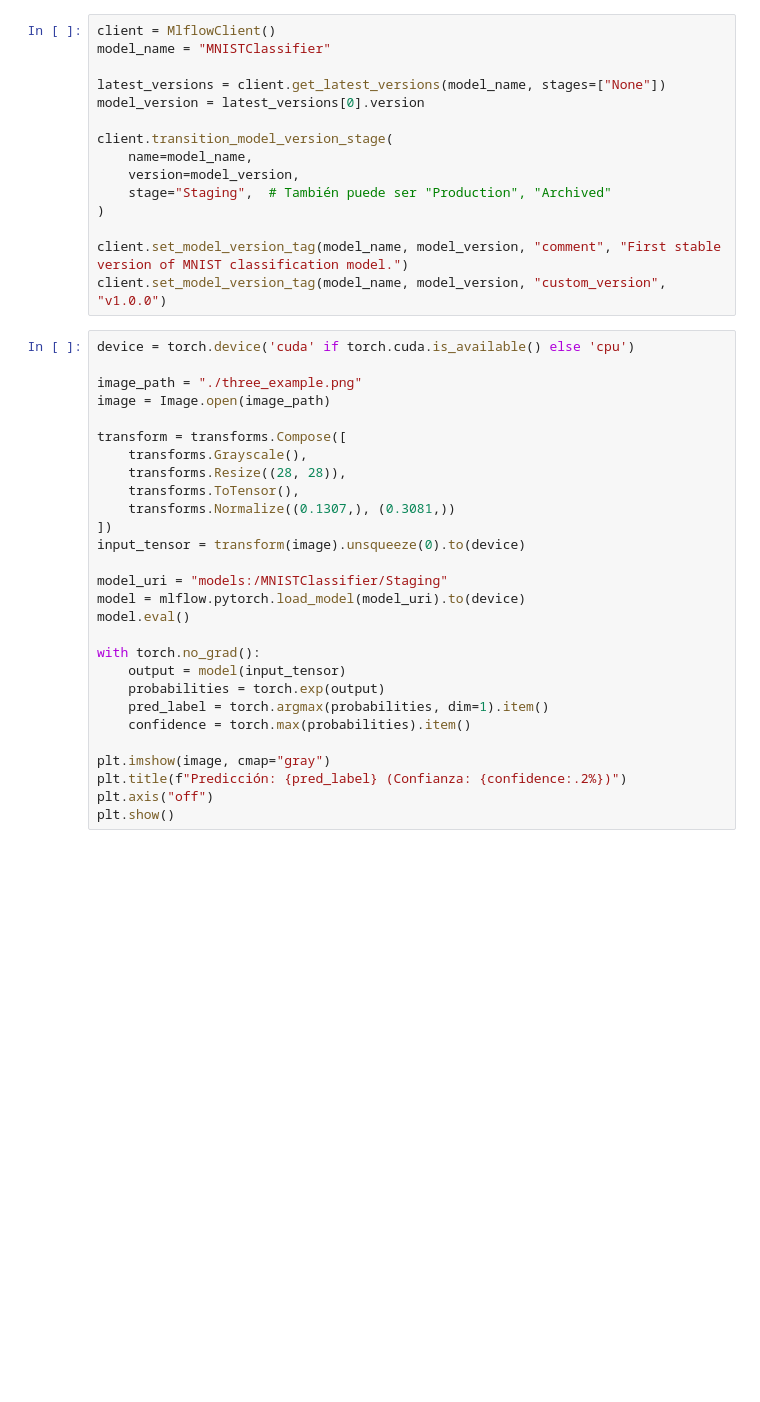
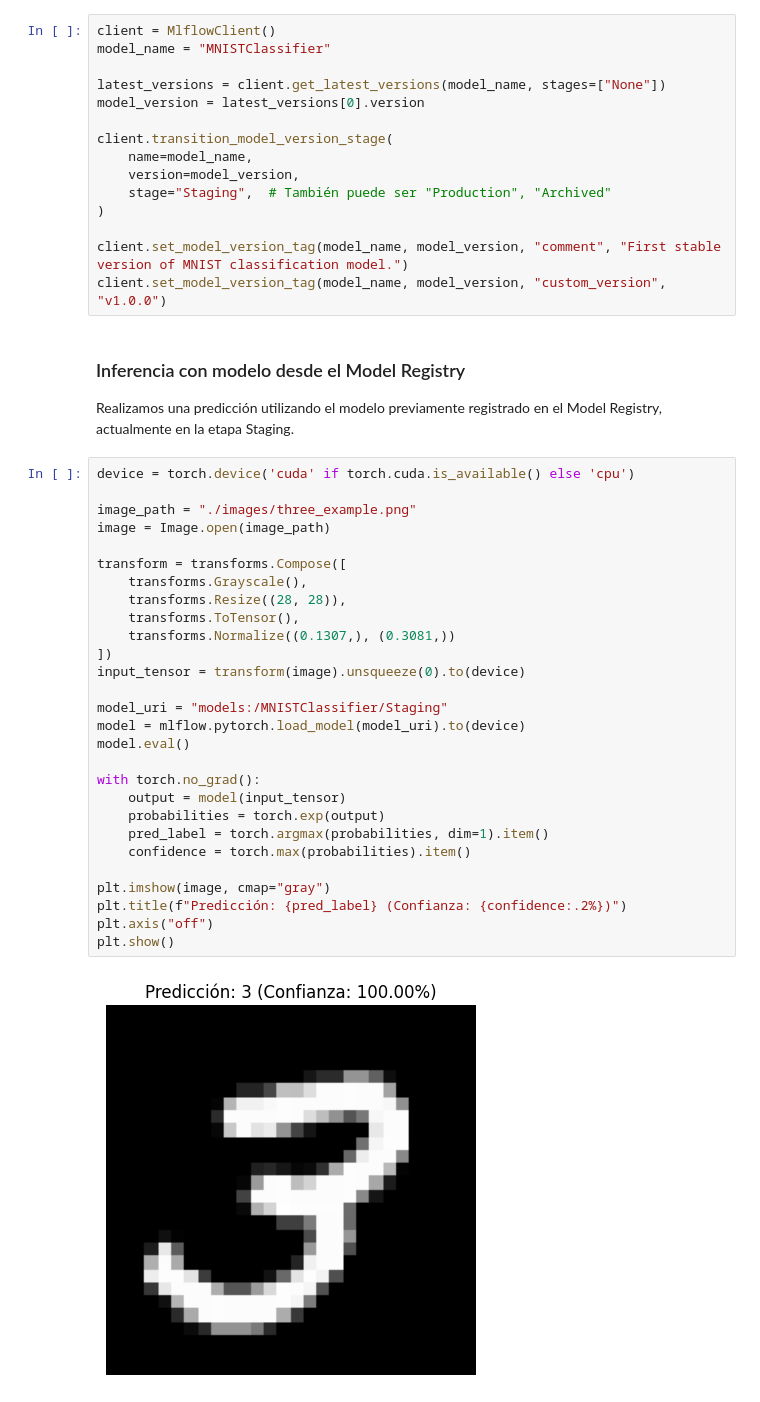
Before and after one commit to facug91/jaiio2025, a Jupyter notebook: workspace/training_mlflow.ipynb, the cells around one changed output. Drawn from its saved outputs; the diff is of its cells as text; blank space fills up the shorter version.

```diff
--- a/workspace/training_mlflow.ipynb
+++ b/workspace/training_mlflow.ipynb
@@ -286,31 +371,37 @@ client.transition_model_version_stage(
 
 client.set_model_version_tag(model_name, model_version, "comment", "First stable version of MNIST classification model.")
 client.set_model_version_tag(model_name, model_version, "custom_version", "v1.0.0")
+# %% [markdown]
+### Inferencia con modelo desde el Model Registry
+
+Realizamos una predicción utilizando el modelo previamente registrado en el Model Registry, actualmente en la etapa Staging.
 # %%
 device = torch.device('cuda' if torch.cuda.is_available() else 'cpu')
 
-image_path = "./three_example.png"
+image_path = "./images/three_example.png"
 image = Image.open(image_path)
 
 transform = transforms.Compose([
     transforms.Grayscale(),
     transforms.Resize((28, 28)),
     transforms.ToTensor(),
     transforms.Normalize((0.1307,), (0.3081,))
 ])
 input_tensor = transform(image).unsqueeze(0).to(device)
 
 model_uri = "models:/MNISTClassifier/Staging"
 model = mlflow.pytorch.load_model(model_uri).to(device)
 model.eval()
 
 with torch.no_grad():
     output = model(input_tensor)
     probabilities = torch.exp(output)
     pred_label = torch.argmax(probabilities, dim=1).item()
     confidence = torch.max(probabilities).item()
 
 plt.imshow(image, cmap="gray")
 plt.title(f"Predicción: {pred_label} (Confianza: {confidence:.2%})")
 plt.axis("off")
 plt.show()
+# %% [output]
+[figure, added]
```
Also changed, not shown: parts of 13 cells of this notebook, 4 other files.
